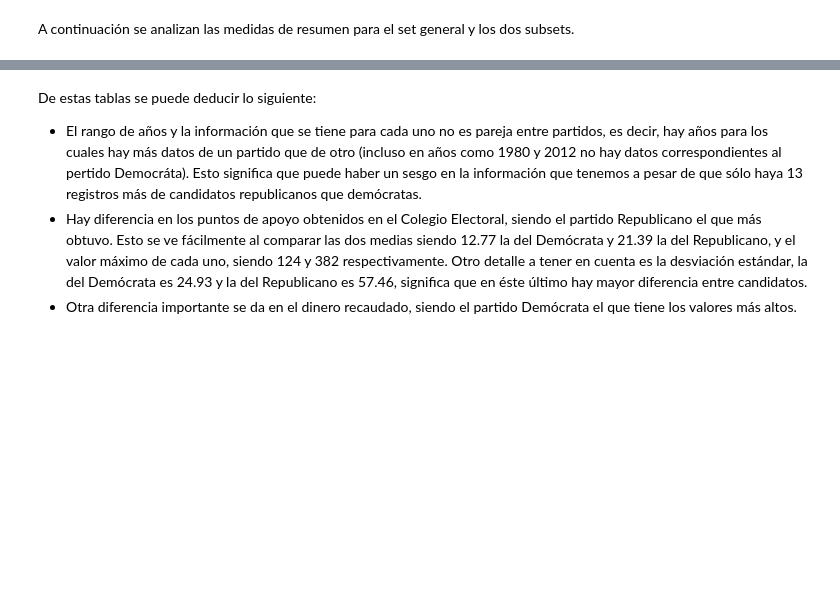
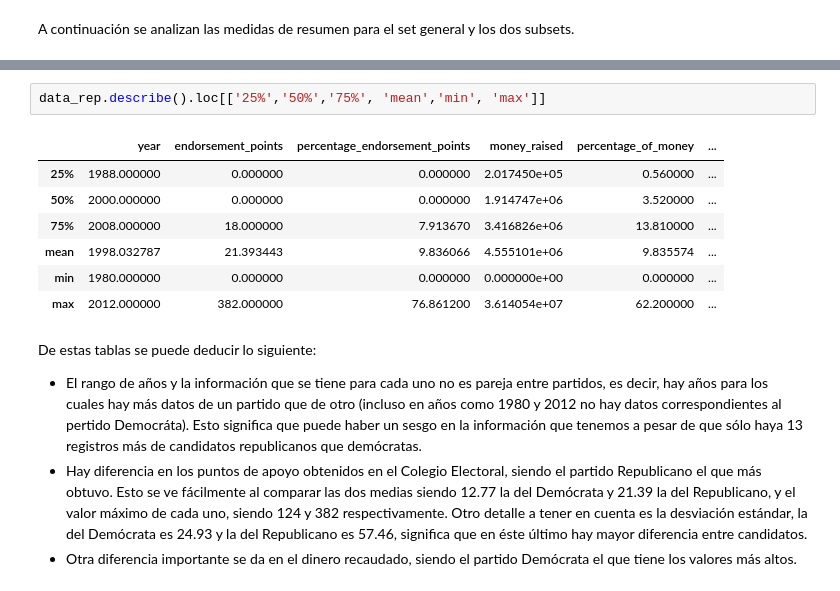
Before and after one commit to 1gnacio/orgadatos-kaggle-tp1, a Jupyter notebook: notebook707f668b56.ipynb, the cells around one changed output, grey strips where cells are left out. Saved outputs shown, nothing was run; the diff lists cells and outputs as text; blank space fills up the shorter version.

```diff
--- a/notebook707f668b56.ipynb
+++ b/notebook707f668b56.ipynb
@@ -335,3 +302,13 @@ data_rep.describe()
+# %%
+data_rep.describe().loc[['25%','50%','75%', 'mean','min', 'max']]
+# %% [output]
+|  | year | endorsement_points | percentage_endorsement_points | money_raised | percentage_of_money | ... |
+| 25% | 1988.000000 | 0.000000 | 0.000000 | 2.017450e+05 | 0.560000 | ... |
+| 50% | 2000.000000 | 0.000000 | 0.000000 | 1.914747e+06 | 3.520000 | ... |
+| 75% | 2008.000000 | 18.000000 | 7.913670 | 3.416826e+06 | 13.810000 | ... |
+| mean | 1998.032787 | 21.393443 | 9.836066 | 4.555101e+06 | 9.835574 | ... |
+| min | 1980.000000 | 0.000000 | 0.000000 | 0.000000e+00 | 0.000000 | ... |
+| max | 2012.000000 | 382.000000 | 76.861200 | 3.614054e+07 | 62.200000 | ... |
 # %% [markdown]
 De estas tablas se puede deducir lo siguiente:
 * El rango de años y la información que se tiene para cada uno no es pareja entre partidos, es decir, hay años para los cuales hay más datos de un partido que de otro (incluso en años como 1980 y 2012 no hay datos correspondientes al pertido Democráta). Esto significa que puede haber un sesgo en la información que tenemos a pesar de que sólo haya 13 registros más de candidatos republicanos que demócratas.
```
Also changed, not shown: parts of 12 cells of this notebook.
